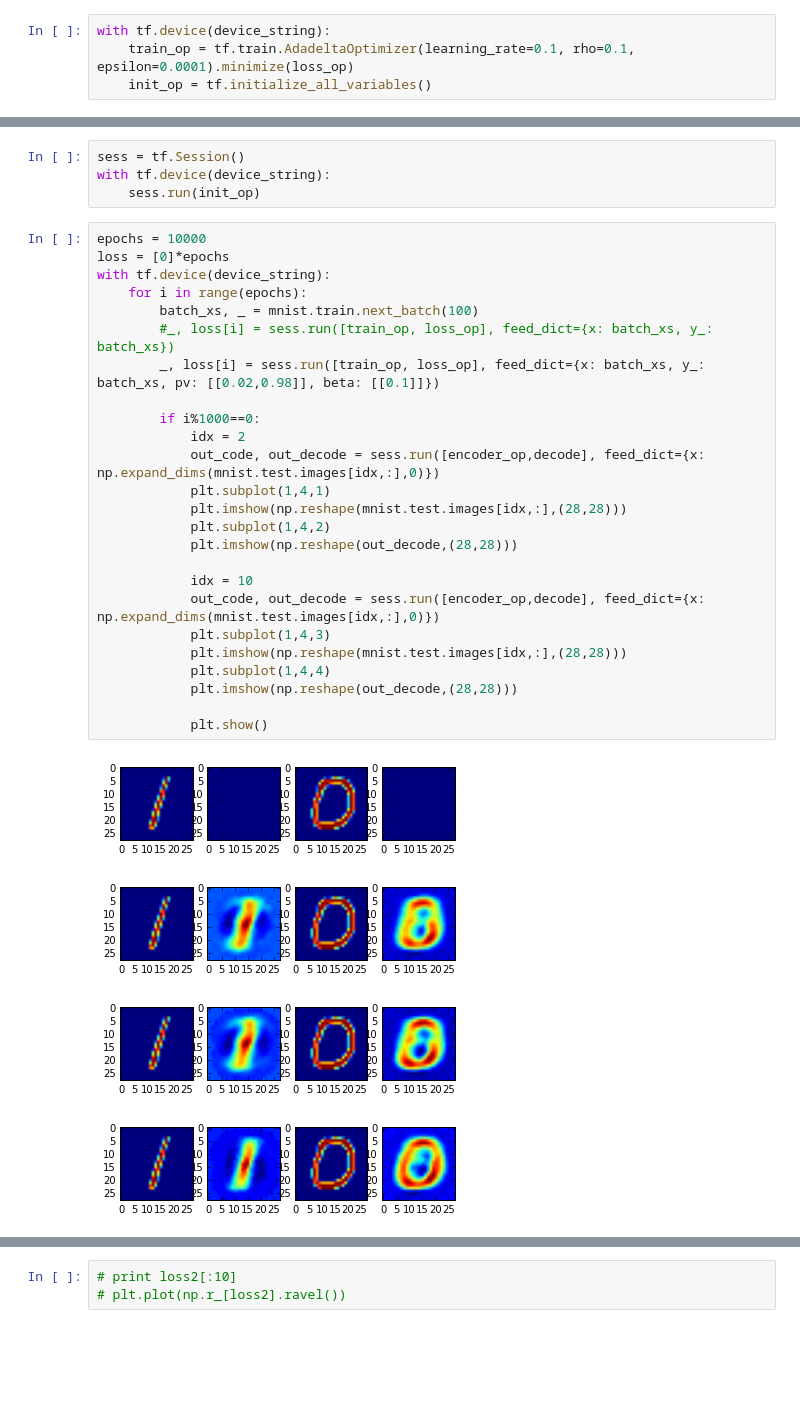
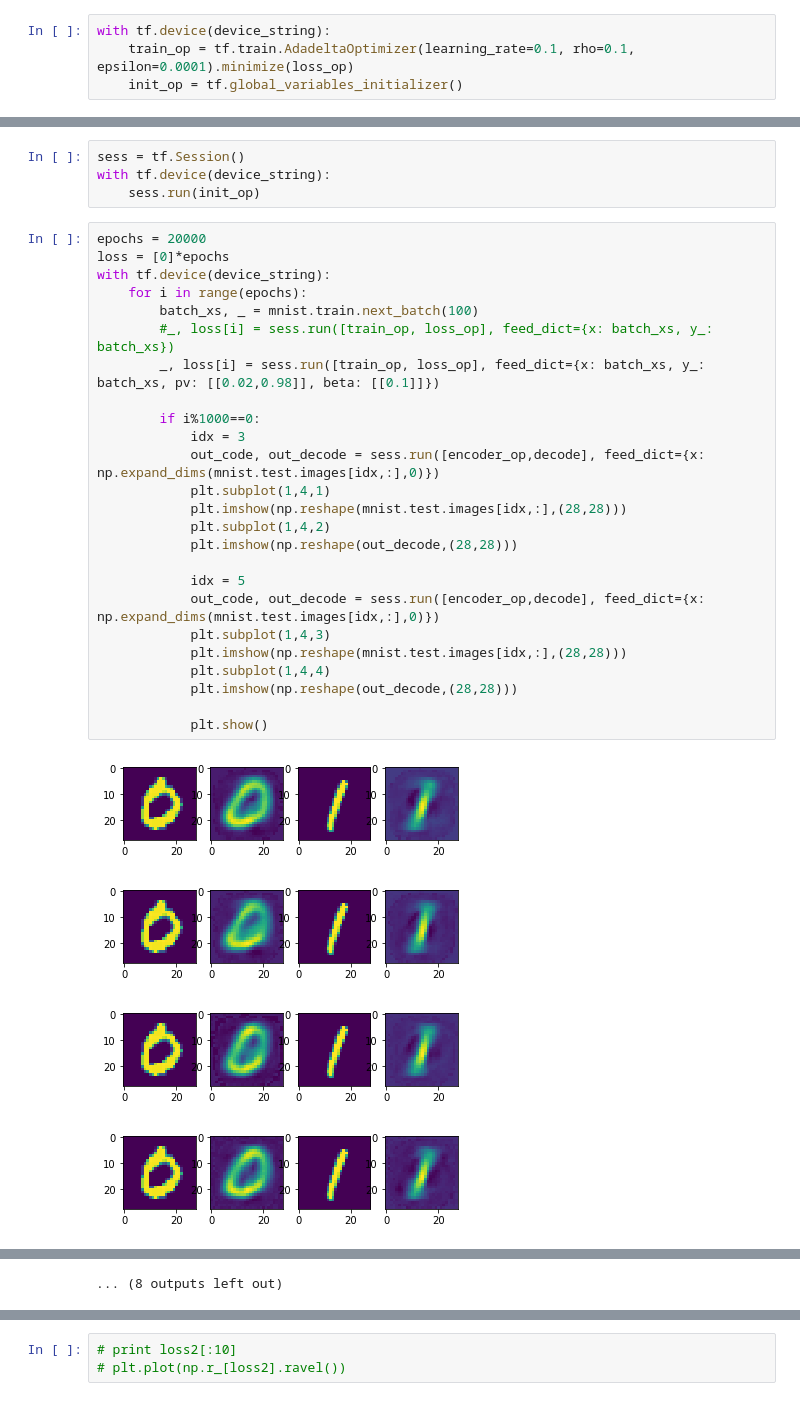
Before and after one commit to justagist/tf_notebook_playground, a Jupyter notebook: MNIST Autoencoder.ipynb, the cells around one changed output, grey strips where cells are left out. Saved outputs shown, nothing was run; the diff lists cells and outputs as text; blank space fills up the shorter version.

```diff
--- a/MNIST Autoencoder.ipynb
+++ b/MNIST Autoencoder.ipynb
@@ -77,7 +79,7 @@ with tf.device(device_string):
 # %%
 with tf.device(device_string):
     train_op = tf.train.AdadeltaOptimizer(learning_rate=0.1, rho=0.1, epsilon=0.0001).minimize(loss_op)
-    init_op = tf.initialize_all_variables()
+    init_op = tf.global_variables_initializer()
 # %% [markdown]
 ### Training
 # %%
@@ -85,32 +87,32 @@ sess = tf.Session()
 with tf.device(device_string):
     sess.run(init_op)
 # %%
-epochs = 10000
+epochs = 20000
 loss = [0]*epochs
 with tf.device(device_string):
     for i in range(epochs):
         batch_xs, _ = mnist.train.next_batch(100)
         #_, loss[i] = sess.run([train_op, loss_op], feed_dict={x: batch_xs, y_: batch_xs})
         _, loss[i] = sess.run([train_op, loss_op], feed_dict={x: batch_xs, y_: batch_xs, pv: [[0.02,0.98]], beta: [[0.1]]})
 
         if i%1000==0:
-            idx = 2
+            idx = 3
             out_code, out_decode = sess.run([encoder_op,decode], feed_dict={x: np.expand_dims(mnist.test.images[idx,:],0)})
             plt.subplot(1,4,1)
             plt.imshow(np.reshape(mnist.test.images[idx,:],(28,28)))
             plt.subplot(1,4,2)
             plt.imshow(np.reshape(out_decode,(28,28)))
 
-            idx = 10
+            idx = 5
             out_code, out_decode = sess.run([encoder_op,decode], feed_dict={x: np.expand_dims(mnist.test.images[idx,:],0)})
             plt.subplot(1,4,3)
             plt.imshow(np.reshape(mnist.test.images[idx,:],(28,28)))
             plt.subplot(1,4,4)
             plt.imshow(np.reshape(out_decode,(28,28)))
 
             plt.show()
 # %% [output]
-[figure, old version]
+[figure, new version]
-[figure, old version]
+[figure, new version]
-[figure, old version]
+[figure, new version]
-[figure, old version]
+[figure, new version]
@@ -123,3 +127,4 @@ with tf.device(device_string):
+... (8 outputs left out)
 # %%
 plt.plot(np.r_[loss].ravel())
 
```
Also changed, not shown: parts of 8 cells of this notebook, 2 other files.
